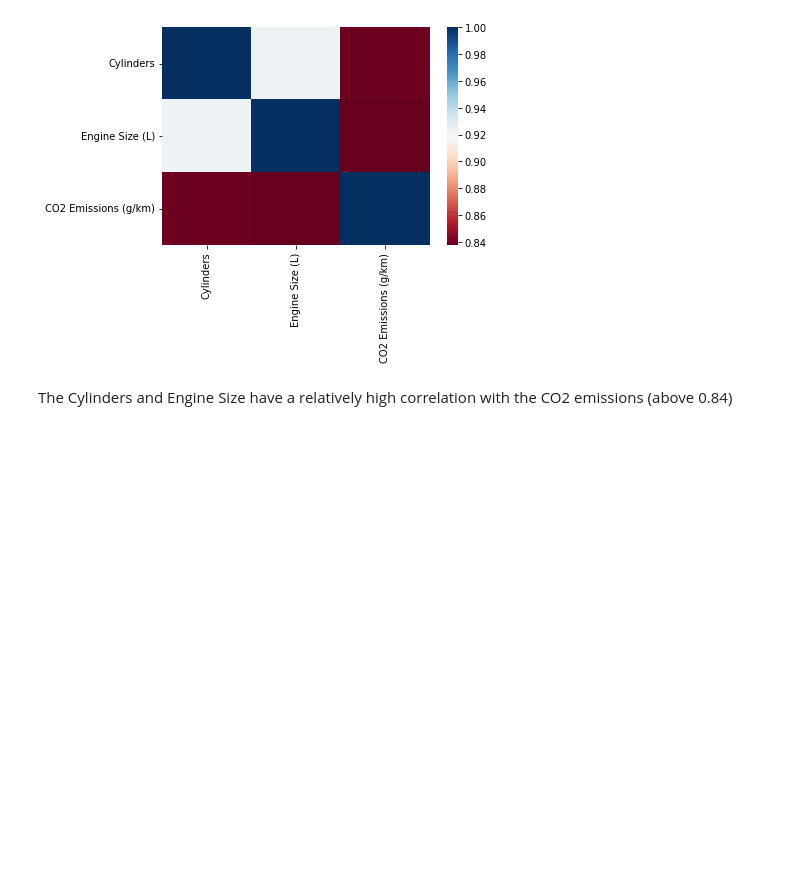
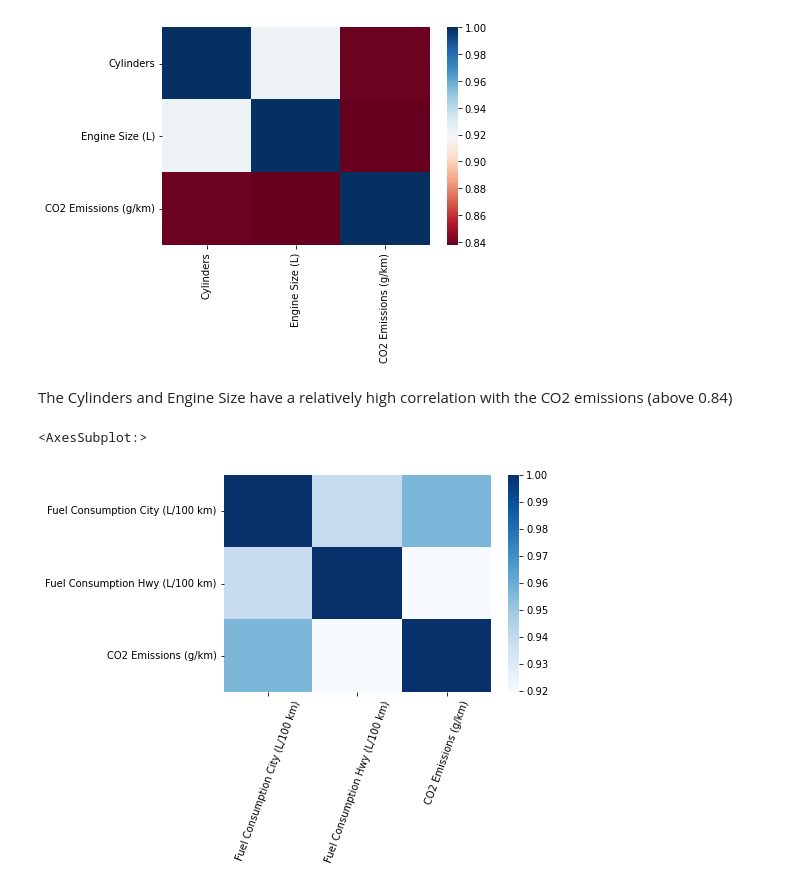
Before and after one commit to JohannesBeneke/EDA-Vehicle-Emissions, a Jupyter notebook: eda_emissions.ipynb, the cells around one changed output. Cells and saved outputs as stored; diff of their text form; code cells hidden in the pictures; blank space fills up the shorter version.

```diff
--- a/eda_emissions.ipynb
+++ b/eda_emissions.ipynb
@@ -278,3 +297,10 @@ sns.heatmap(corr, cmap="RdBu")
 [figure]
 # %% [markdown]
 The Cylinders and Engine Size have a relatively high correlation with the CO2 emissions (above 0.84)
+# %%
+corr = df[['Fuel Consumption City (L/100 km)', 'Fuel Consumption Hwy (L/100 km)', 'CO2 Emissions (g/km)']].corr()
+plt.xticks(rotation=70)
+sns.heatmap(corr, cmap="Blues")
+# %% [output]
+<AxesSubplot:>
+[figure, added]
```
Also changed, not shown: parts of 9 cells of this notebook.
